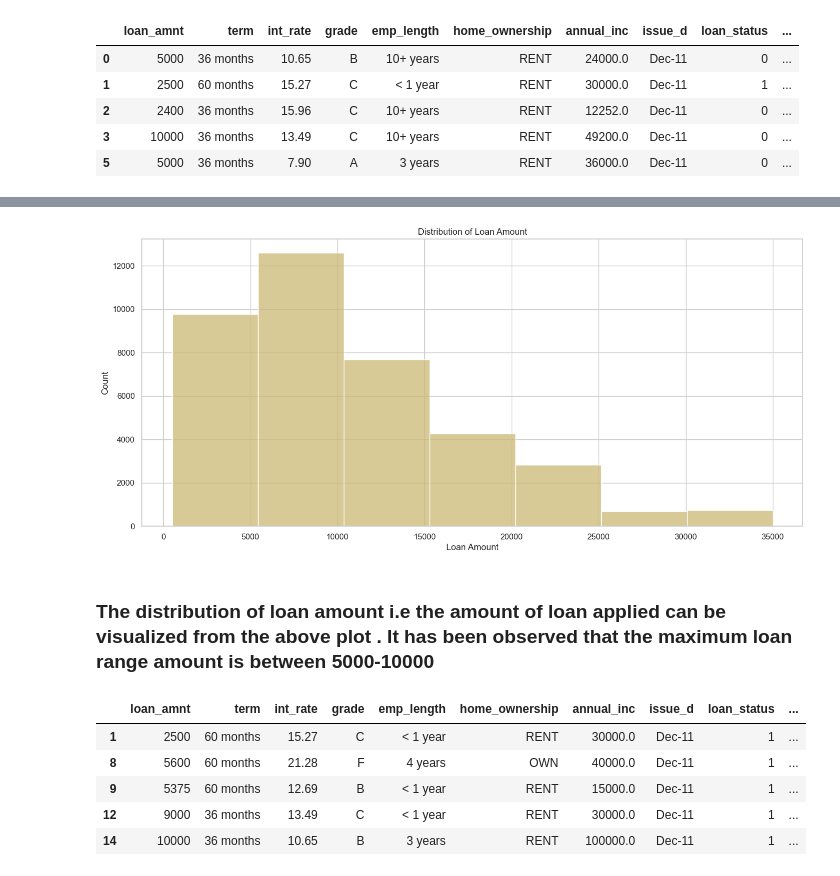
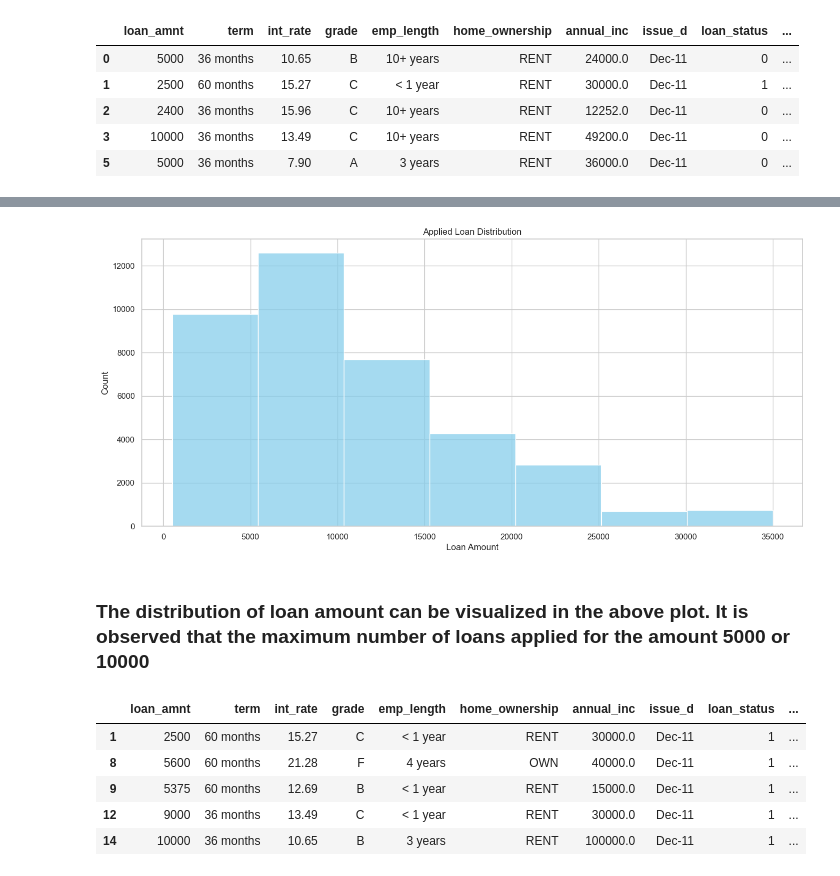
Before and after one commit to somnath-yadav/LendingClubCaseStudy, a Jupyter notebook: Lending_Club_Case_Study.ipynb, the cells around one changed output, grey strips where cells are left out. Saved outputs shown, nothing was run; the diff lists cells and outputs as text; code cells hidden in the pictures.

```diff
--- a/Lending_Club_Case_Study.ipynb
+++ b/Lending_Club_Case_Study.ipynb
@@ -242,19 +233,19 @@ plt.show()
 # %%
 # Set the figure size
 plt.figure(figsize=(16,7))
 
 # Draw the histogram with custom color and number of bins
-ax = sb.histplot(loan_df['loan_amnt'], bins=7, color='y')
+ax = sb.histplot(loan_df['loan_amnt'], bins=7, color='skyblue')
 
 # Set labels and title
-ax.set(xlabel='Loan Amount', title='Distribution of Loan Amount')
+ax.set(xlabel='Loan Amount', title='Applied Loan Distribution')
 
 # Show the plot
 plt.show()
 # %% [output]
-[figure, old version]
+[figure, new version]
 # %% [markdown]
-### The distribution of loan amount i.e the amount of loan applied can be visualized from the above plot .  It has been observed that the maximum loan range amount is between 5000-10000
+### The distribution of loan amount can be visualized in the above plot.  It is observed that the maximum number of loans applied for the amount 5000 or 10000
 # %%
 #create a separate dataframe of defaulters
 defaulters_df=loan_df.loc[loan_df['loan_status']==1]
```
Also changed, not shown: parts of 44 cells of this notebook.
